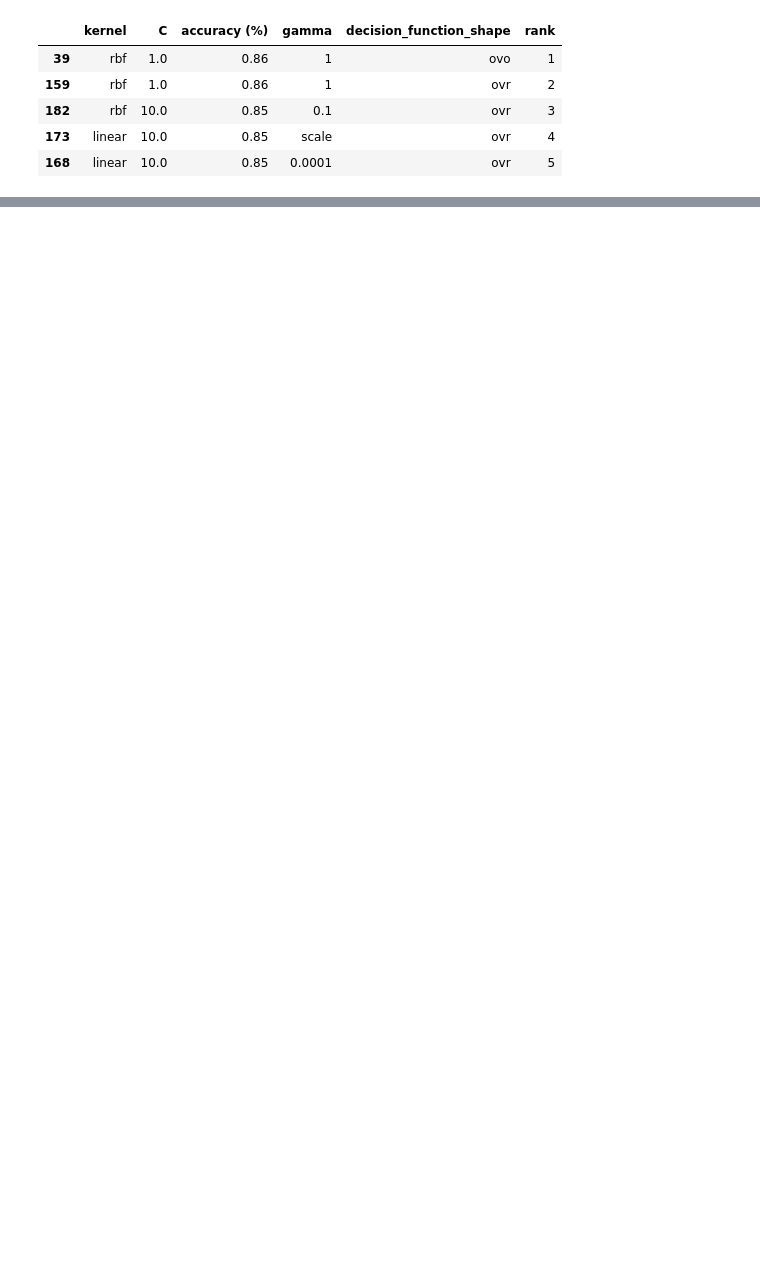
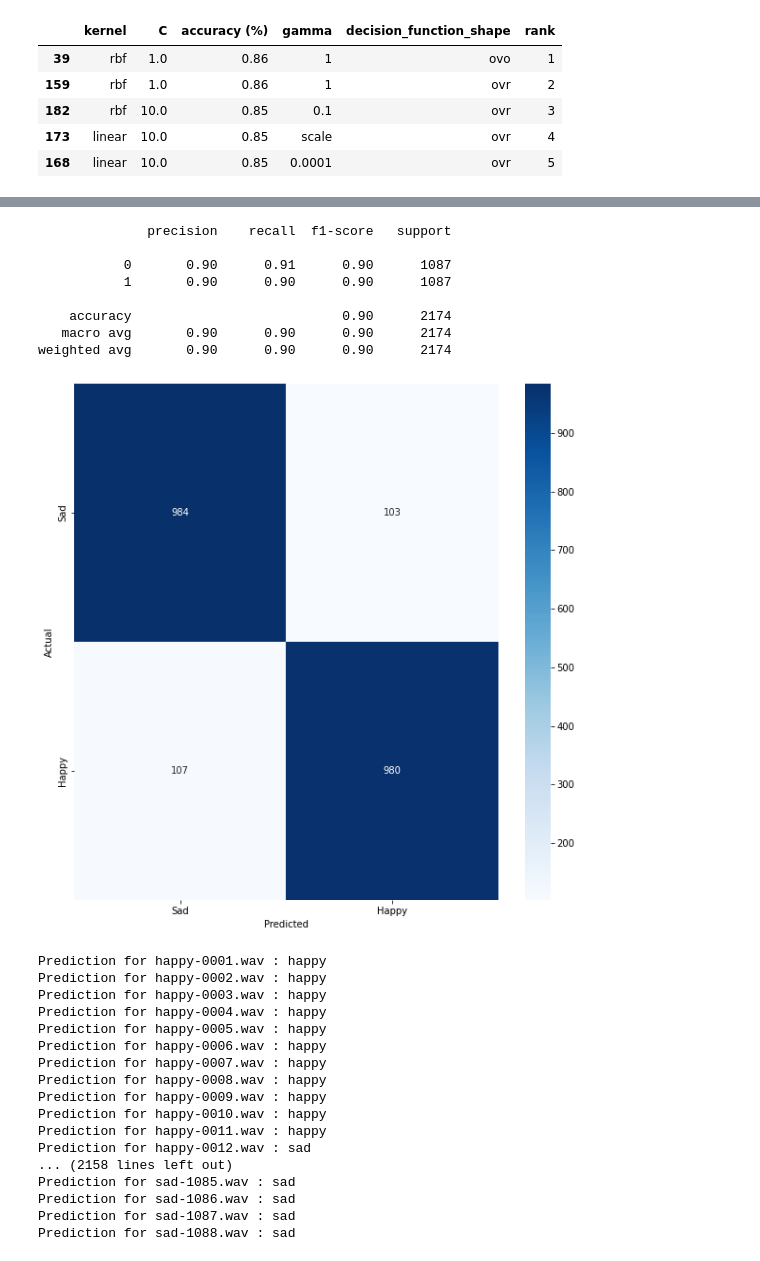
Before and after one commit to LvnnnX/Pemrosesan-Data-Multimedia, a Jupyter notebook: IPYNB-Code/Final-Project/final-project.ipynb, the cells around one changed output, grey strips where cells are left out. Saved outputs shown, nothing was run; the diff lists cells and outputs as text; code cells hidden in the pictures; blank space fills up the shorter version.

```diff
--- a/IPYNB-Code/Final-Project/final-project.ipynb
+++ b/IPYNB-Code/Final-Project/final-project.ipynb
@@ -512,0 +507,29 @@ array(['happy', 'happy', 'happy', 'happy', 'happy', 'happy', 'happy',
+# %%
+y = np.array(df['label'].apply(lambda x : 1 if x == 'happy' else 0))
+# %%
+X = df.drop(columns=['name','label'],axis=1)
+scaler = MinMaxScaler()
+X = scaler.fit_transform(X)
+# %%
+svm_score = SVC(kernel='rbf',C=1.0, gamma=1, decision_function_shape='ovo')
+from sklearn.model_selection import KFold
+
+acc_arr = np.empty((10,1))
+x=0
+
+kf = KFold(n_splits=10, shuffle=True)
+for train_index, test_index in kf.split(X,y):
+    X_train, X_test = X[train_index], X[test_index]
+    y_train, y_test = y[train_index], y[test_index]
+    svm_score.fit(X_train, y_train)
+    y_prediction = svm_score.predict(X_test)
+    print('Accuracy Score: {:.4f}'.format(accuracy_score(y_test, y_prediction)))
+    print("\n", classification_report(y_prediction, y_test))
+
+    # cnf_matrix = confusion_matrix(y_test, y_prediction)
+    # plt.figure(figsize=(10,10))
+    # acc_arr.append(accuracy_score(y_test,y_prediction))
+    acc_arr[x] = accuracy_score(y_test,y_prediction)
+    x+=1
+
+print("%0.2f accuracy with a standard deviation of %0.2f" %(acc_arr.mean(), acc_arr.std()))
@@ -512,0 +554,29 @@ array(['happy', 'happy', 'happy', 'happy', 'happy', 'happy', 'happy',
+# %%
+prediction(svm_score, df)
+# %% [output]
+              precision    recall  f1-score   support
+
+           0       0.90      0.91      0.90      1087
+           1       0.90      0.90      0.90      1087
+
+    accuracy                           0.90      2174
+   macro avg       0.90      0.90      0.90      2174
+weighted avg       0.90      0.90      0.90      2174
+[figure, added]
+Prediction for happy-0001.wav : happy
+Prediction for happy-0002.wav : happy
+Prediction for happy-0003.wav : happy
+Prediction for happy-0004.wav : happy
+Prediction for happy-0005.wav : happy
+Prediction for happy-0006.wav : happy
+Prediction for happy-0007.wav : happy
+Prediction for happy-0008.wav : happy
+Prediction for happy-0009.wav : happy
+Prediction for happy-0010.wav : happy
+Prediction for happy-0011.wav : happy
+Prediction for happy-0012.wav : sad
+... (2158 lines left out)
+Prediction for sad-1085.wav : sad
+Prediction for sad-1086.wav : sad
+Prediction for sad-1087.wav : sad
+Prediction for sad-1088.wav : sad
```
Also changed, not shown: parts of 15 cells of this notebook.
